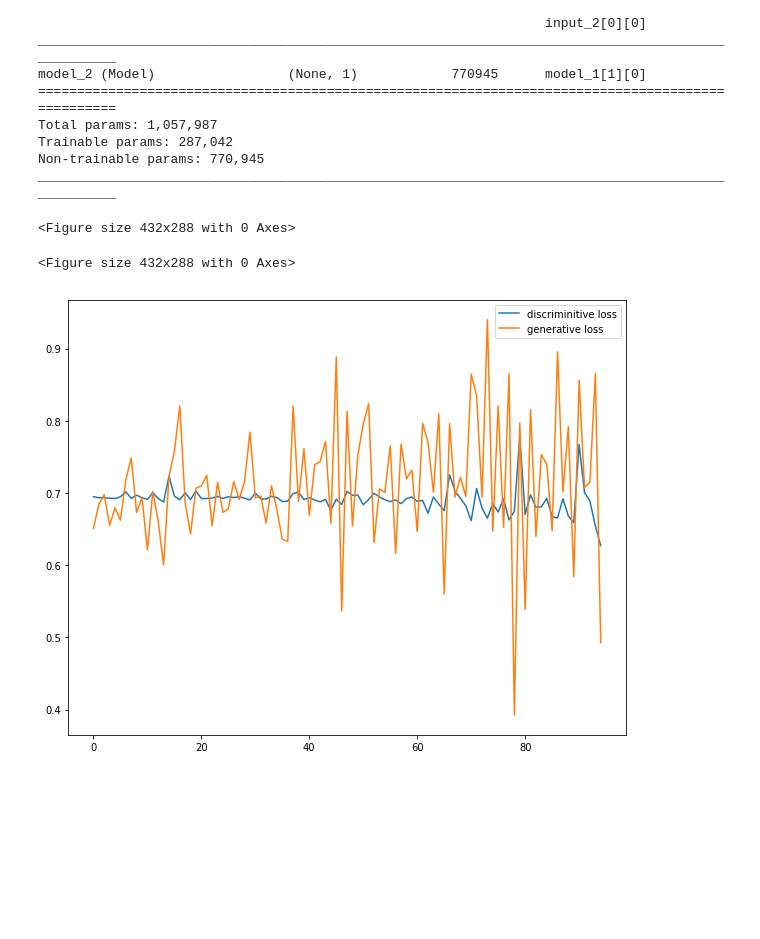
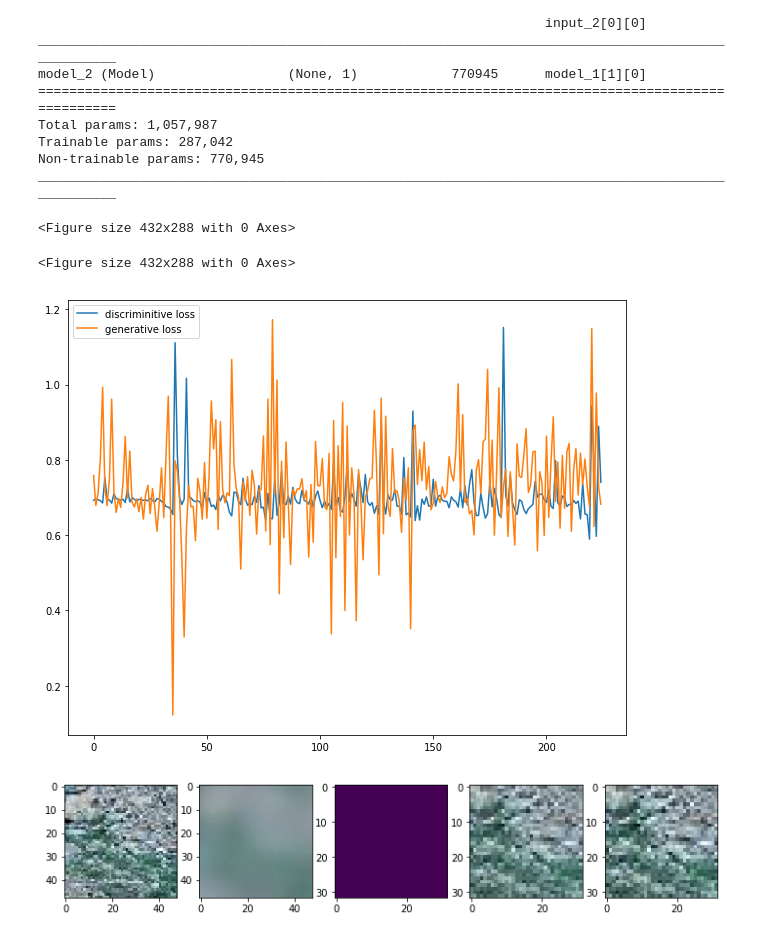
Before and after one commit to cianhwang/FusionNet, a Jupyter notebook: fusionnet.ipynb, the cells around one changed output. Cells and saved outputs as stored; diff of their text form; code cells hidden in the pictures; blank space fills up the shorter version.

```diff
--- a/fusionnet.ipynb
+++ b/fusionnet.ipynb
@@ -17,11 +17,10 @@ Using TensorFlow backend.
 def load_imgs(path, number, train_type):
     result=np.empty((number, 48, 48, 3), dtype="float64")
     for i in range(number):
-        if path != "./clearImg/":
-            I = cv2.imread(path + "{:04}_{}.jpeg".format(i+1, train_type))
-        else:
-            I = cv2.imread(path + "{:04}_{}.jpeg".format(i+1001, train_type))
-        I = I[8:-8, 8:-8, :]
+        I = cv2.imread(path + "{:05}_{}.jpeg".format(i+1, train_type))
+#         else:
+#             I = cv2.imread(path + "{:05}_{}.jpeg".format(i+1001, train_type))
+        #I = I[8:-8, 8:-8, :]
         result[i, :, :, :] = I
     return result/result.max()
 # %%
@@ -31,14 +30,15 @@ def load_imgs(path, number, train_type):
 
 # y_train = x_train1 + x_train2 + 0.25*np.random.rand(10000, 48, 48, 3)
 # y_train = y_train[:, 8:-8, 8:-8, :]
-dataNum = 1000
+dataNum = 10000
 
-x1 = load_imgs("./blurImg/", dataNum, 1)
-x2 = load_imgs("./blurImg/", dataNum, 2)
-y = load_imgs("./clearImg/", dataNum, 0)
+x1 = load_imgs("./test_on_imgnet/", dataNum, 1)
+x2 = load_imgs("./test_on_imgnet/", dataNum, 2)
+y = load_imgs("./test_on_imgnet/", dataNum, 0)
 y = y[:, 8:-8, 8:-8, :]
 x_train1, x_test1, x_train2, x_test2, y_train, y_test = train_test_split(
-    x1, x2, y, test_size=0.2)
+    x1, x2, y, test_size=0.5, shuffle = False)
+#plt.imshow(y[212, :, :, :])
 # mask_test = np.random.randint(0, 1, (2000, 48, 48, 3))
 # x_test1 = np.random.rand(2000, 48, 48, 3) * mask_test
 # x_test2 = np.random.rand(2000, 48, 48, 3) * (1-mask_test)
@@ -275,38 +275,60 @@ def plot_loss(losses):
         plt.legend()
         plt.show()
 # %%
-epoch = 100
-batchSize = 32
+epoch = 500
+batchSize = 16
 losses = {"d":[], "g":[]}
 for e in range(epoch):
     rand_idx = np.random.randint(0, x_train1.shape[0], size = batchSize)
     img_batch1 = x_train1[rand_idx, :, :, :]
     img_batch2 = x_train2[rand_idx, :, :, :]
-    y_batch = y_train[np.random.randint(0, y_train.shape[0], size = batchSize), :, :, :]
+    y_batch = y_test[np.random.randint(0, y_test.shape[0], size = batchSize), :, :, :]
     img_fake = generator.predict([img_batch1, img_batch2])
     img_valid = y_batch
     dis_input = np.concatenate((img_fake, img_valid), axis = 0)
     label = np.append(np.zeros((batchSize, )), np.ones((batchSize, )))
     #make_trainable(discriminator, True)
     discriminator.trainable = True
     discriminator.compile(loss='binary_crossentropy', optimizer='adam')
     #discriminator.summary()
     d_loss = discriminator.train_on_batch(dis_input, label)
     losses["d"].append(d_loss)
 
     gan_label = np.ones((batchSize,))
     discriminator.trainable = False
     gan.compile(loss='binary_crossentropy', optimizer='adam')
     #gan.summary()
     g_loss = gan.train_on_batch([img_batch1, img_batch2], gan_label)
     losses["g"].append(g_loss)
 
-    if e % 5 == 4:
+    if e % 25 == 24:
         plot_loss(losses)
+
+        prediction = generator.predict([x_test1[4983:, :, :, :], x_test2[4983:, :, :, :]])
+        get_layer_output = K.function([generator.layers[0].input, generator.layers[1].input],
+                                          [generator.layers[-2].output])
+
+        layer_output = np.array(get_layer_output([x_test1[4983:, :, :, :], x_test2[4983:, :, :, :]])[0])
+
+        fig=plt.figure(figsize=(12, 12))
+        columns = 5
+        rows = 1
+        fig.add_subplot(rows, columns, 1)
+        plt.imshow(x_test1[4983, :, :, :])
+        fig.add_subplot(rows, columns, 2)
+        plt.imshow(x_test2[4983, :, :, :])
+        fig.add_subplot(rows, columns, 3)
+        plt.imshow(layer_output[0, :, :, 0])
+        fig.add_subplot(rows, columns, 4)
+        plt.imshow(prediction[0, :, :, :])
+        fig.add_subplot(rows, columns, 5)
+        plt.imshow(y_test[4983, :, :, :])
+        plt.show()
 # %% [output]
 <Figure size 432x288 with 0 Axes>
 <Figure size 432x288 with 0 Axes>
-[figure, old version]
+[figure, new version]
+[figure, added]
 # %%
 prediction = generator.predict([x_test1, x_test2])
 # print(np.sum(np.square(y_test-prediction)))
```
Also changed, not shown: parts of 1 cell of this notebook.
